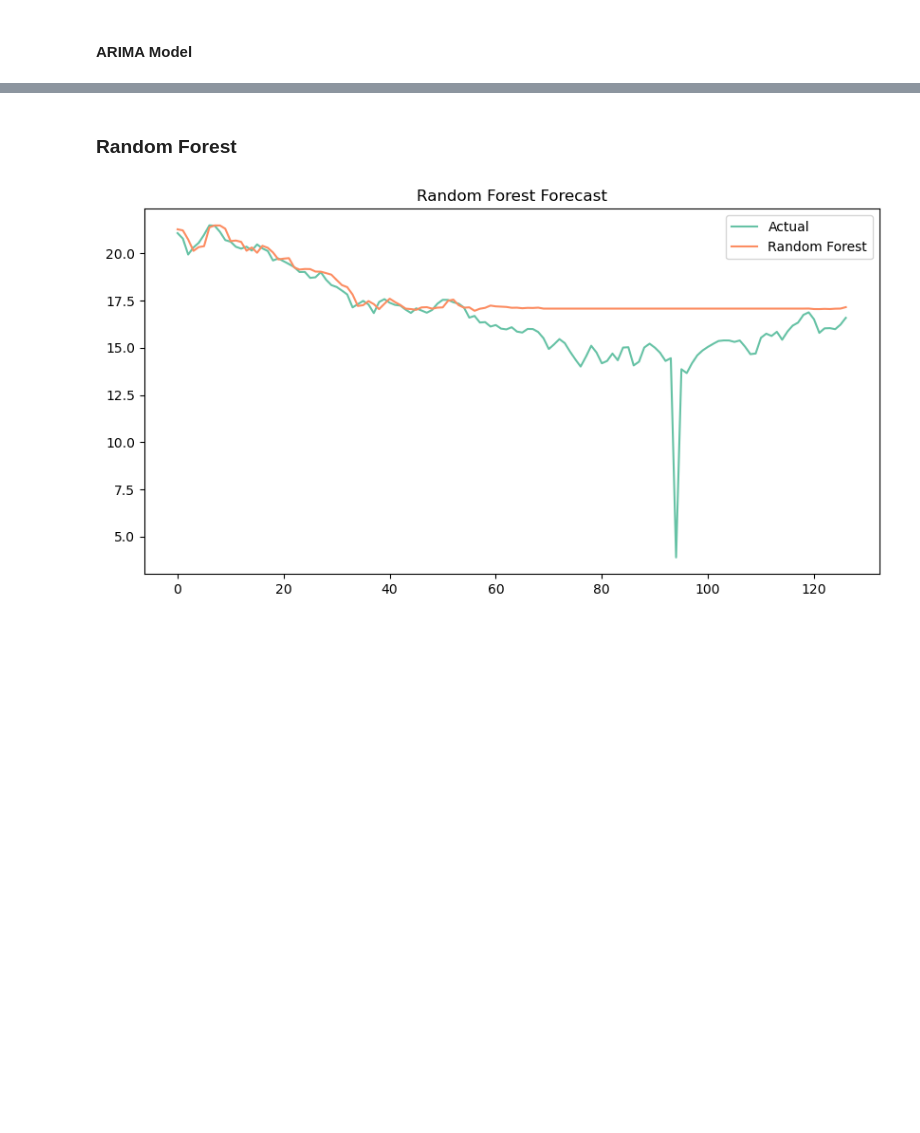
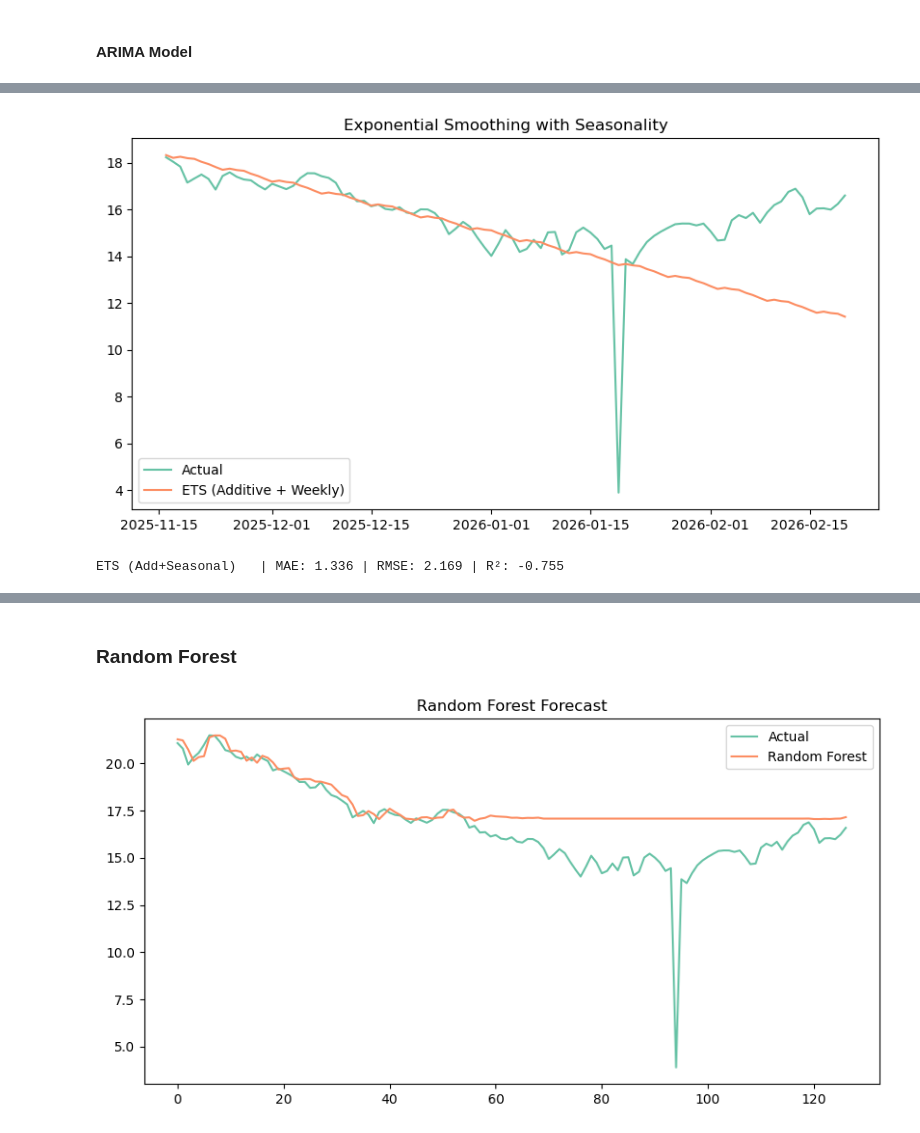
Before and after one commit to anushacodes/ml-weather-prediction, a Jupyter notebook: weather_prediction.ipynb, the cells around one changed output, grey strips where cells are left out. Saved outputs shown, nothing was run; the diff lists cells and outputs as text; code cells hidden in the pictures; blank space fills up the shorter version.

```diff
--- a/weather_prediction.ipynb
+++ b/weather_prediction.ipynb
@@ -607,0 +626,27 @@ Exp. Smoothing       | MAE: 7.582 | RMSE: 8.771 | R²: -4.592
+# %%
+# Refit ETS with seasonal component
+model_ets = ExponentialSmoothing(
+    train['y'],
+    trend='add',
+    seasonal='add',
+    seasonal_periods=7
+)
+
+fit_ets = model_ets.fit(optimized=True)
+
+# Forecast
+pred_ets = fit_ets.forecast(len(test))
+
+# Plot
+plt.figure(figsize=(10,5))
+plt.plot(test['ds'], test['y'].values, label='Actual')
+plt.plot(test['ds'], pred_ets, label='ETS (Additive + Weekly)')
+plt.title("Exponential Smoothing with Seasonality")
+plt.legend()
+plt.show()
+
+# Evaluate
+results.append(evaluate(test['y'].values, pred_ets, "ETS (Add+Seasonal)"))
+# %% [output]
+[figure, added]
+ETS (Add+Seasonal)   | MAE: 1.336 | RMSE: 2.169 | R²: -0.755
```
Also changed, not shown: parts of 10 cells of this notebook.
